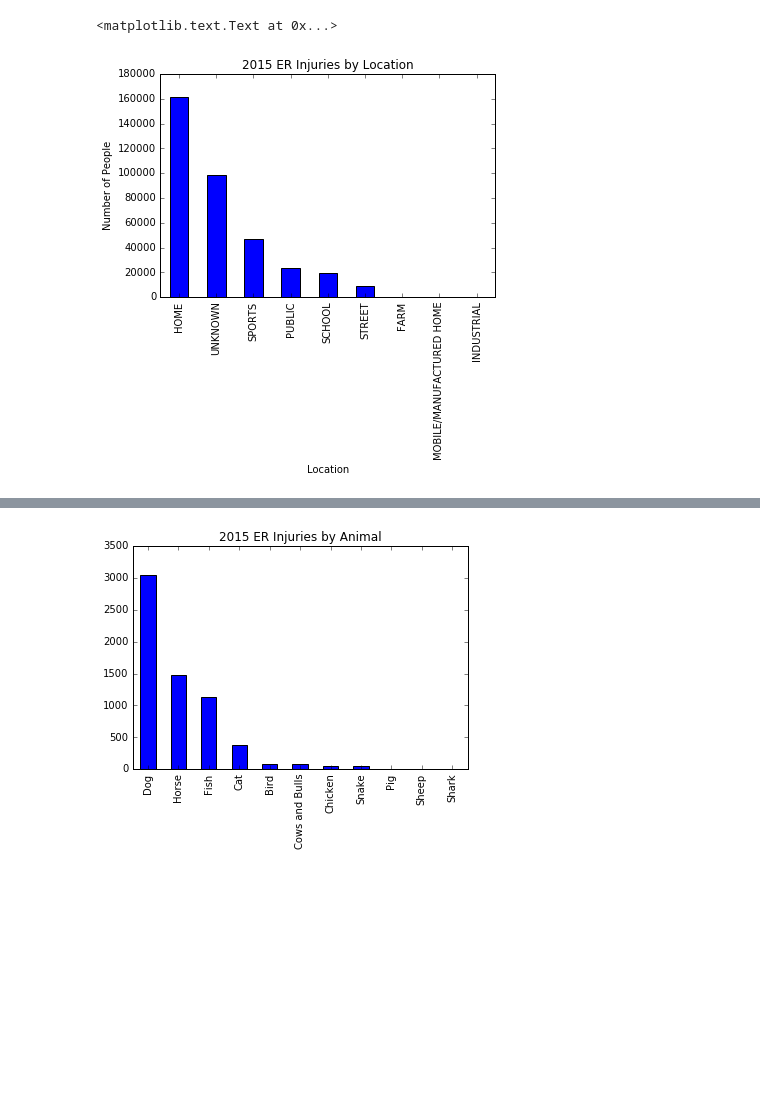
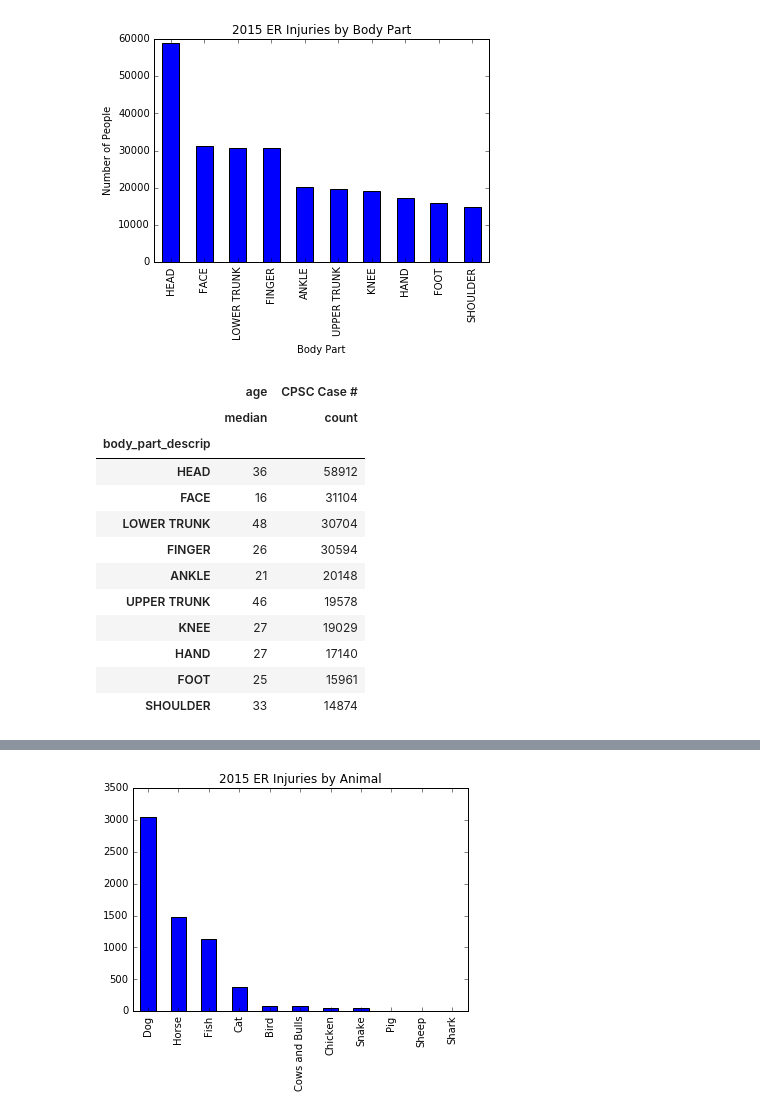
Before and after one commit to pzhou11/MIDS, a Jupyter notebook: Python_Project2/Peter.ipynb, the cells around one changed output, grey strips where cells are left out. Cells and saved outputs as stored; diff of their text form; code cells hidden in the pictures; blank space fills up the shorter version.

```diff
--- a/Python_Project2/Peter.ipynb
+++ b/Python_Project2/Peter.ipynb
@@ -171,25 +146,27 @@ body_part.set_ylabel('Number of People')
-# %%
-#Injuries by Location
-
-#male_locale_filter = df1[df1['locale_descrip'].str.contains('MALE')]
-#female_locale_filter = df1[df1['locale_descrip'].str.contains('FEMALE')]
-#dfmalelocale = male_body_filter.groupby(['locale_descrip'])['Notes'].count()
-#dffemalelocale = female_body_filter.groupby(['locale_descrip'])['Notes'].count()
-
-#locale1=pd.DataFrame({'Male':dfmalelocale, 'Female':dffemalelocale})
-#locale1.plot(kind='bar', stacked=False, figsize=(10,7))
-
-#plt.xlabel('Location')
-#plt.ylabel('# of Injuries')
-#plt.title('2015 ER Injuries by Location')
-#plt.legend()
-
-#plt.tight_layout()
-#plt.show()
-
-locale = df1['locale_descrip'].value_counts().head(10).plot(kind = 'bar', legend = None, title = '2015 ER Injuries by Location')
-locale.set_xlabel('Location')
-locale.set_ylabel('Number of People')
-# %% [output]
-<matplotlib.text.Text at 0x...>
-[figure, removed]
+# %%
+#Injuries by Body Part
+
+body_part = df1['body_part_descrip'].value_counts().head(10).plot(kind = 'bar', legend = None, title = '2015 ER Injuries by Body Part')
+body_part.set_xlabel('Body Part')
+body_part.set_ylabel('Number of People')
+plt.show()
+
+body_part_table = {'CPSC Case #':['count'], 'age':['median']}
+
+body_part_table2 = df1.groupby('body_part_descrip').agg(body_part_table).sort_values([('CPSC Case #', 'count')], ascending=False).head(10)
+body_part_table2
+# %% [output]
+[figure, added]
+|  | age | CPSC Case # |
+|  | median | count |
+| body_part_descrip |  |  |
+| HEAD | 36 | 58912 |
+| FACE | 16 | 31104 |
+| LOWER TRUNK | 48 | 30704 |
+| FINGER | 26 | 30594 |
+| ANKLE | 21 | 20148 |
+| UPPER TRUNK | 46 | 19578 |
+| KNEE | 27 | 19029 |
+| HAND | 27 | 17140 |
+| FOOT | 25 | 15961 |
+| SHOULDER | 33 | 14874 |
```
Also changed, not shown: parts of 4 cells of this notebook.
